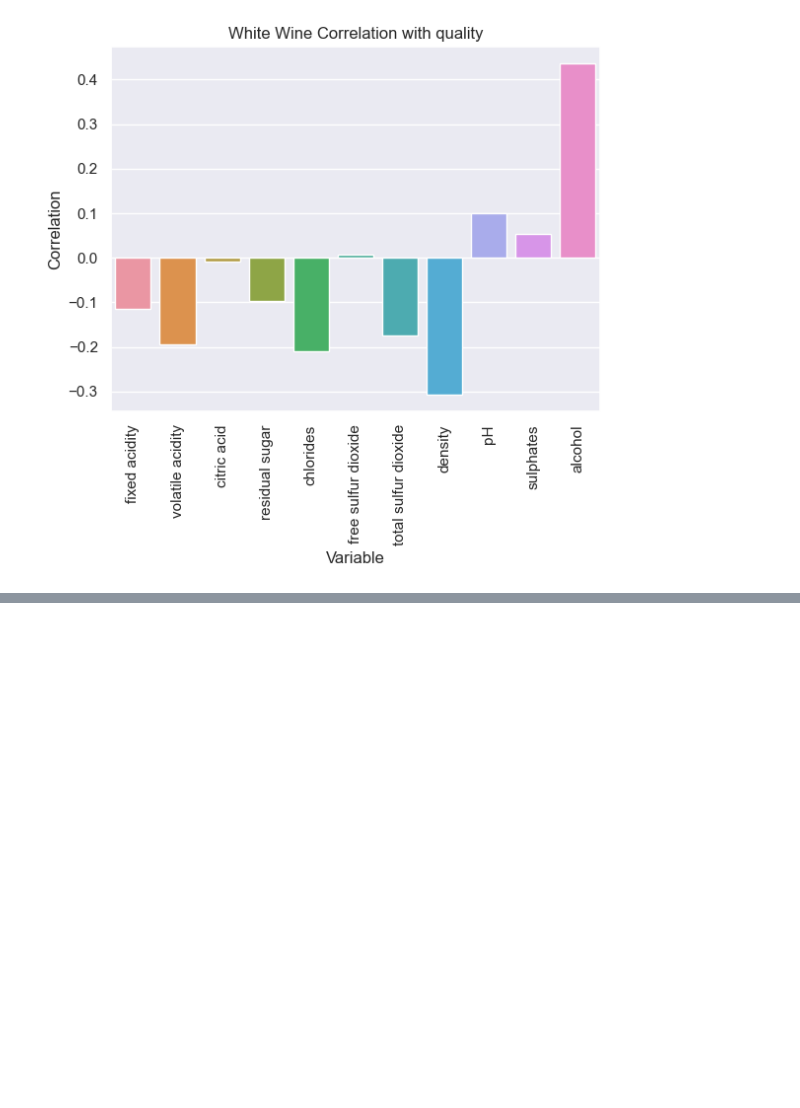
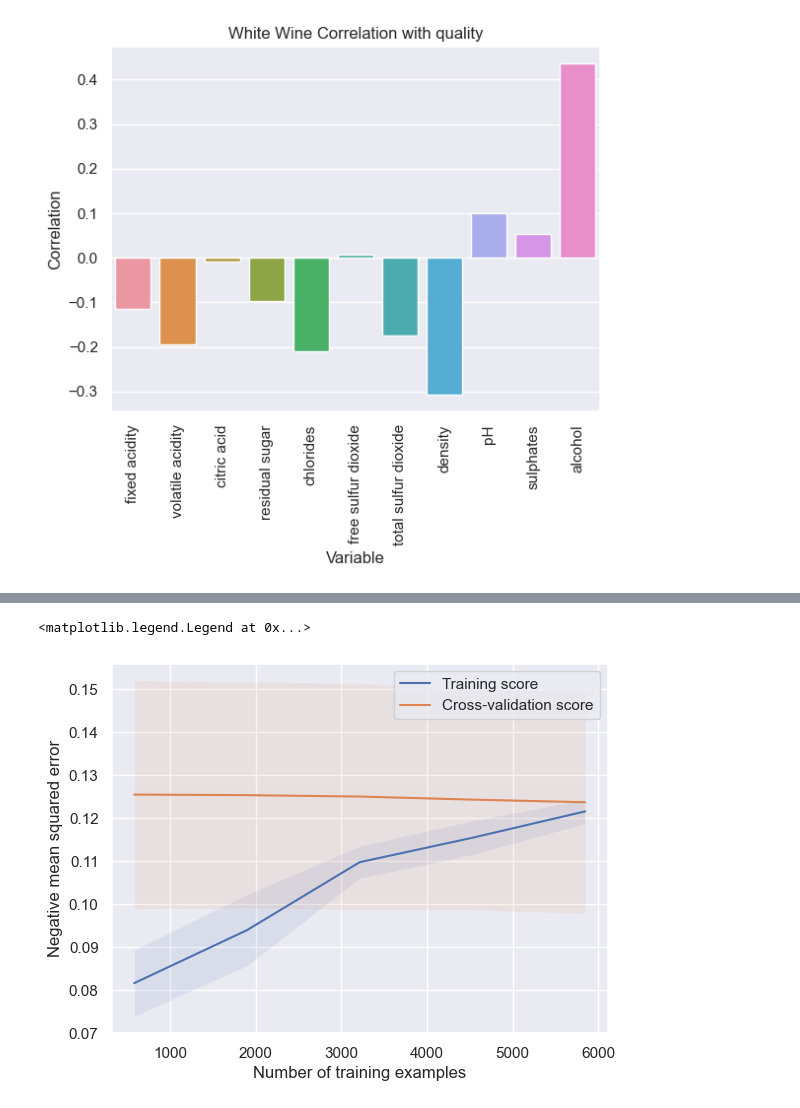
Before and after one commit to dayyanmirza/CSC2034DataScienceProject, a Jupyter notebook: CSC2034DataScienceProject.ipynb, the cells around one changed output, grey strips where cells are left out. Saved outputs shown, nothing was run; the diff lists cells and outputs as text; code cells hidden in the pictures; blank space fills up the shorter version.

```diff
--- a/CSC2034DataScienceProject.ipynb
+++ b/CSC2034DataScienceProject.ipynb
@@ -837,6 +855,9 @@ Please also refer to the documentation for alternative solver options:
 # Task 3:
 
 import pandas as pd
+
+# Sources: https://scikit-learn.org/stable/modules/generated/sklearn.model_selection.train_test_split.html
+# Sources: https://scikit-learn.org/stable/modules/model_evaluation.html#regression-metrics
 
 # Data preparation for regression analysis:
 
@@ -855,11 +876,6 @@ ignore_index=True
 # Convert quality column to a categorical variable.
 wine['quality'] = pd.Categorical(wine['quality'])
 
-# Explore the data
-wine.info()
-wine.describe()
-wine.isnull().sum()
-
 # Standardize numerical columns excluding "quality"
 wine_num = wine.select_dtypes(include=np.number)
 wine_num = (wine_num - wine_num.mean()) / wine_num.std()
@@ -870,7 +886,4 @@ wine = pd.concat([wine_num, wine['quality']], axis=1)
 # Split the data into training and test sets:
 from sklearn.model_selection import train_test_split
 
-X = wine.iloc[:, :-1]
-y = wine.iloc[:, -1]
-
 X_train, X_test, y_train, y_test = train_test_split(X, y, test_size=0.2, random_state=42)
@@ -921,0 +1081,40 @@ R-squared: 0.2597673129790167
+# %%
+# Task 4:
+
+from sklearn.model_selection import learning_curve
+
+# Sources: https://scikit-learn.org/stable/auto_examples/model_selection/plot_underfitting_overfitting.html
+# Sources: https://scikit-learn.org/stable/modules/model_evaluation.html#regression-metrics
+# Sources: https://towardsdatascience.com/learning-curve-to-identify-overfitting-underfitting-problems-133177f38df5
+# Sources: https://scikit-learn.org/0.16/modules/generated/sklearn.cross_validation.cross_val_score.html
+
+# Learning Curves:
+
+# Define the model
+model = LinearRegression()
+
+# Calculate the learning curves
+train_sizes, train_scores, test_scores = learning_curve(
+    model, X, y, cv=10, scoring='neg_mean_squared_error')
+
+# Calculate the mean and standard deviation of the training and testing scores
+train_mean = -np.mean(train_scores, axis=1)
+train_std = np.std(train_scores, axis=1)
+test_mean = -np.mean(test_scores, axis=1)
+test_std = np.std(test_scores, axis=1)
+
+# Plot the learning curves
+plt.plot(train_sizes, train_mean, label='Training score')
+plt.plot(train_sizes, test_mean, label='Cross-validation score')
+
+# Fill between the two curves to indicate the standard deviation
+plt.fill_between(train_sizes, train_mean - train_std, train_mean + train_std, alpha=0.1)
+plt.fill_between(train_sizes, test_mean - test_std, test_mean + test_std, alpha=0.1)
+
+# Add labels
+plt.xlabel('Number of training examples')
+plt.ylabel('Negative mean squared error')
+plt.legend(loc='best')
+# %% [output]
+<matplotlib.legend.Legend at 0x...>
+[figure, added]
```
Also changed, not shown: parts of 30 cells of this notebook, 1 other file.
